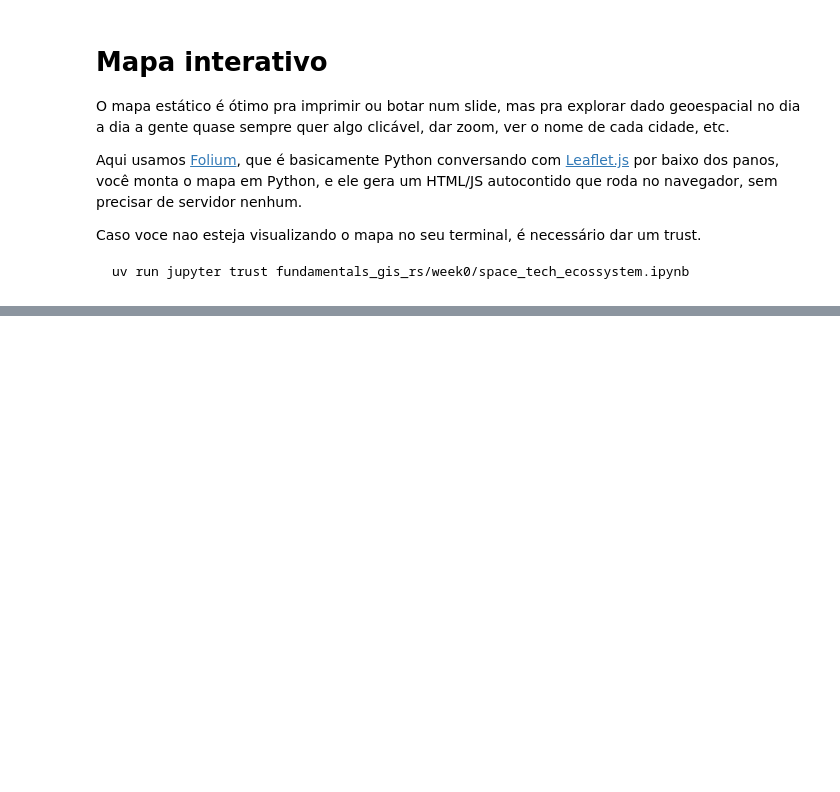
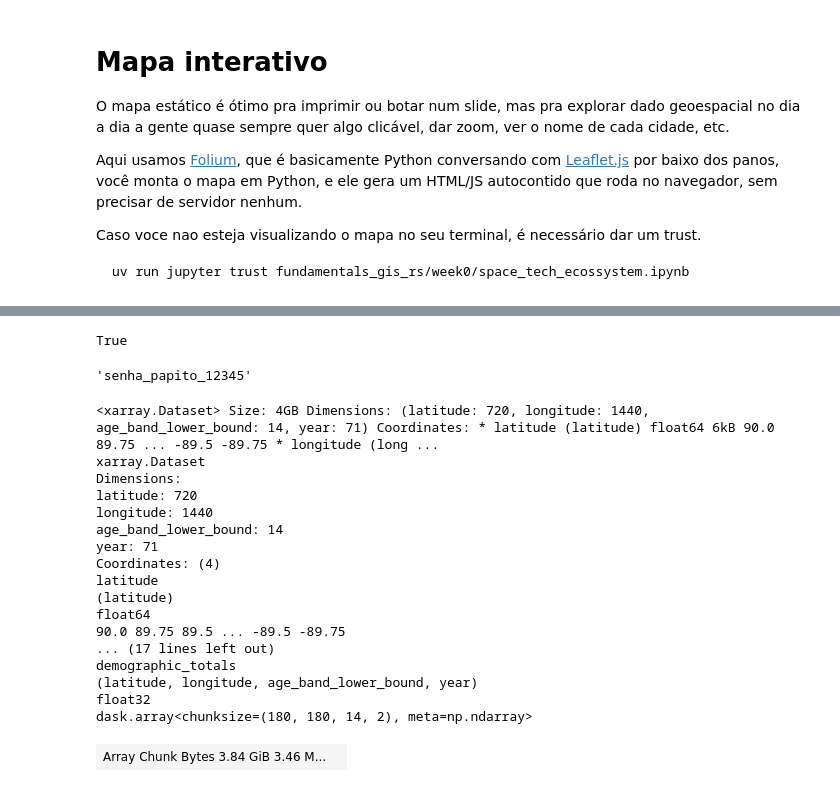
Before and after one commit to ftl-brazil-2026/ebook, a Jupyter notebook: fundamentals_gis_rs/week0/space_tech_ecossystem.ipynb, the cells around one changed output, grey strips where cells are left out. Cells and saved outputs as stored; diff of their text form; code cells hidden in the pictures; blank space fills up the shorter version.

```diff
--- a/fundamentals_gis_rs/week0/space_tech_ecossystem.ipynb
+++ b/fundamentals_gis_rs/week0/space_tech_ecossystem.ipynb
@@ -338,0 +346,42 @@ m
+# %%
+# importando o modulo que adiciona as variaveis de ambiente dentro do nosso kernel
+from dotenv import load_dotenv
+import os
+
+# carrega as variaveis dentro do nosso kernel
+load_dotenv()
+# %% [output]
+True
+# %%
+os.getenv("EXEMPLO_TOSCO")
+# %% [output]
+'senha_papito_12345'
+# %%
+## vamos testar primeiro se o serviço está funcionando.
+import xarray as xr
+EARTH_HUB_API_KEY=os.getenv("EARTH_HUB_API_KEY")
+test_dataset_url = xr.open_dataset(
+    f"https://edh:{EARTH_HUB_API_KEY}@data.earthdatahub.destine.eu/private/test-dataset-v0.zarr",
+    chunks={},
+    engine="zarr",
+)
+test_dataset_url
+# %% [output]
+<xarray.Dataset> Size: 4GB Dimensions: (latitude: 720, longitude: 1440, age_band_lower_bound: 14, year: 71) Coordinates: * latitude (latitude) float64 6kB 90.0 89.75 ... -89.5 -89.75 * longitude (long ...
+xarray.Dataset
+Dimensions:
+latitude: 720
+longitude: 1440
+age_band_lower_bound: 14
+year: 71
+Coordinates: (4)
+latitude
+(latitude)
+float64
+90.0 89.75 89.5 ... -89.5 -89.75
+... (17 lines left out)
+demographic_totals
+(latitude, longitude, age_band_lower_bound, year)
+float32
+dask.array<chunksize=(180, 180, 14, 2), meta=np.ndarray>
+| Array Chunk Bytes 3.84 GiB 3.46 M... |  |
```
Also changed, not shown: parts of 9 cells of this notebook, 17 other files.
